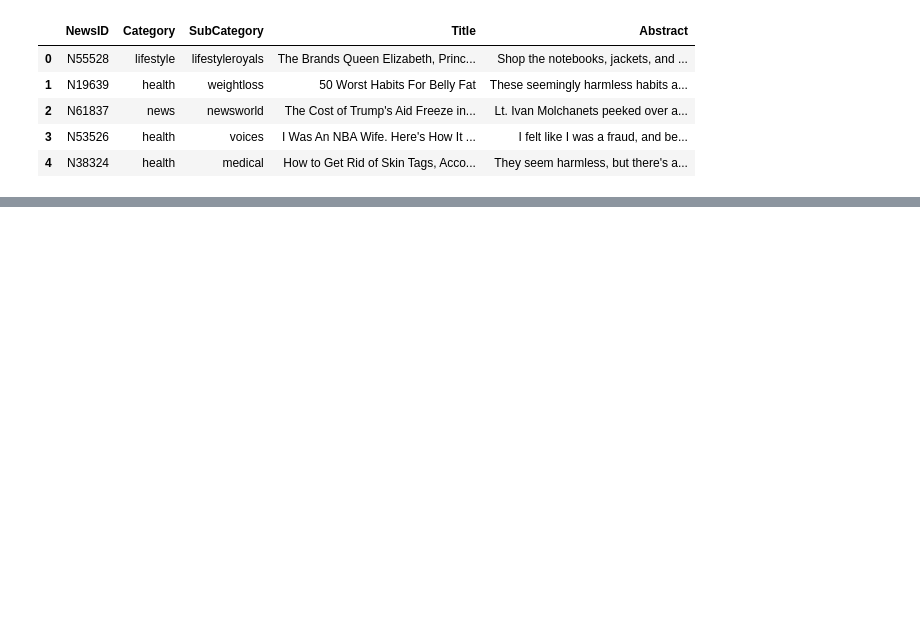
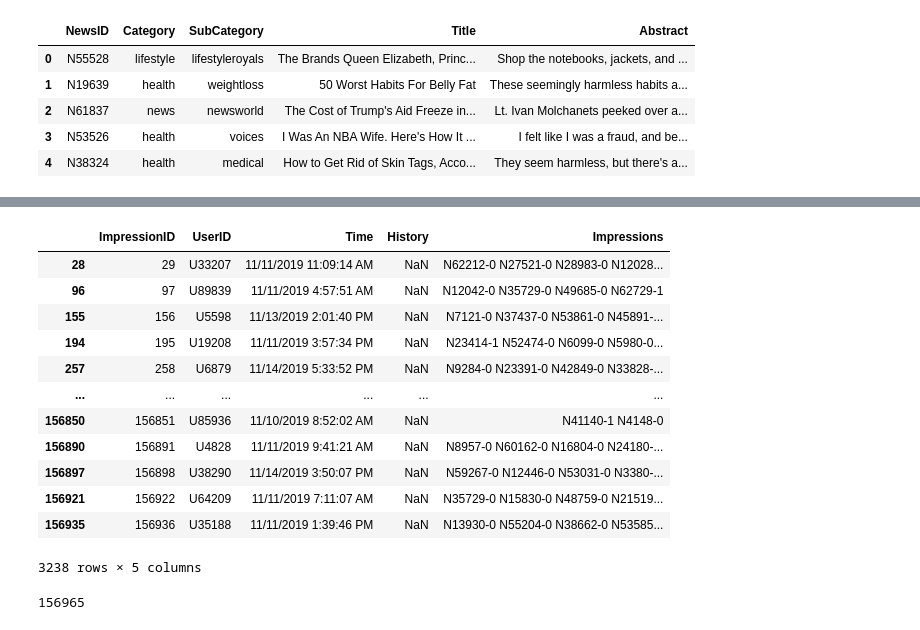
Before and after one commit to deepthiab/NewsRec, a Jupyter notebook: NewsEmbed.ipynb, the cells around one changed output, grey strips where cells are left out. Cells and saved outputs as stored; diff of their text form; code cells hidden in the pictures; blank space fills up the shorter version.

```diff
--- a/NewsEmbed.ipynb
+++ b/NewsEmbed.ipynb
@@ -143,0 +171,20 @@ for r in reco.matches:
+# %%
+behavior_df[behavior_df['History'].isna()]
+# %% [output]
+|  | ImpressionID | UserID | Time | History | Impressions |
+| 28 | 29 | U33207 | 11/11/2019 11:09:14 AM | NaN | N62212-0 N27521-0 N28983-0 N12028... |
+| 96 | 97 | U89839 | 11/11/2019 4:57:51 AM | NaN | N12042-0 N35729-0 N49685-0 N62729-1 |
+| 155 | 156 | U5598 | 11/13/2019 2:01:40 PM | NaN | N7121-0 N37437-0 N53861-0 N45891-... |
+| 194 | 195 | U19208 | 11/11/2019 3:57:34 PM | NaN | N23414-1 N52474-0 N6099-0 N5980-0... |
+| 257 | 258 | U6879 | 11/14/2019 5:33:52 PM | NaN | N9284-0 N23391-0 N42849-0 N33828-... |
+| ... | ... | ... | ... | ... | ... |
+| 156850 | 156851 | U85936 | 11/10/2019 8:52:02 AM | NaN | N41140-1 N4148-0 |
+| 156890 | 156891 | U4828 | 11/11/2019 9:41:21 AM | NaN | N8957-0 N60162-0 N16804-0 N24180-... |
+| 156897 | 156898 | U38290 | 11/14/2019 3:50:07 PM | NaN | N59267-0 N12446-0 N53031-0 N3380-... |
+| 156921 | 156922 | U64209 | 11/11/2019 7:11:07 AM | NaN | N35729-0 N15830-0 N48759-0 N21519... |
+| 156935 | 156936 | U35188 | 11/11/2019 1:39:46 PM | NaN | N13930-0 N55204-0 N38662-0 N53585... |
+3238 rows × 5 columns
+# %%
+len(behavior_df)
+# %% [output]
+156965
```
Also changed, not shown: parts of 32 cells of this notebook.
